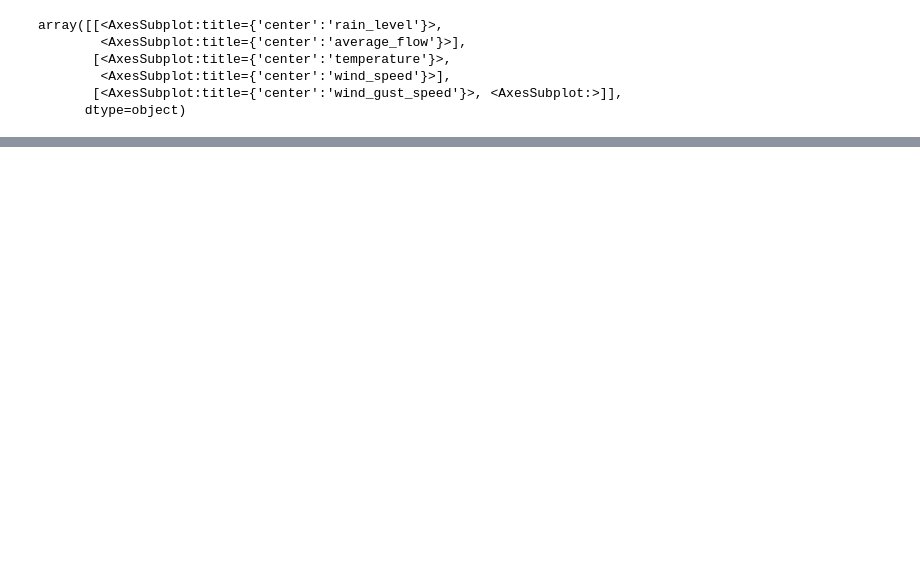
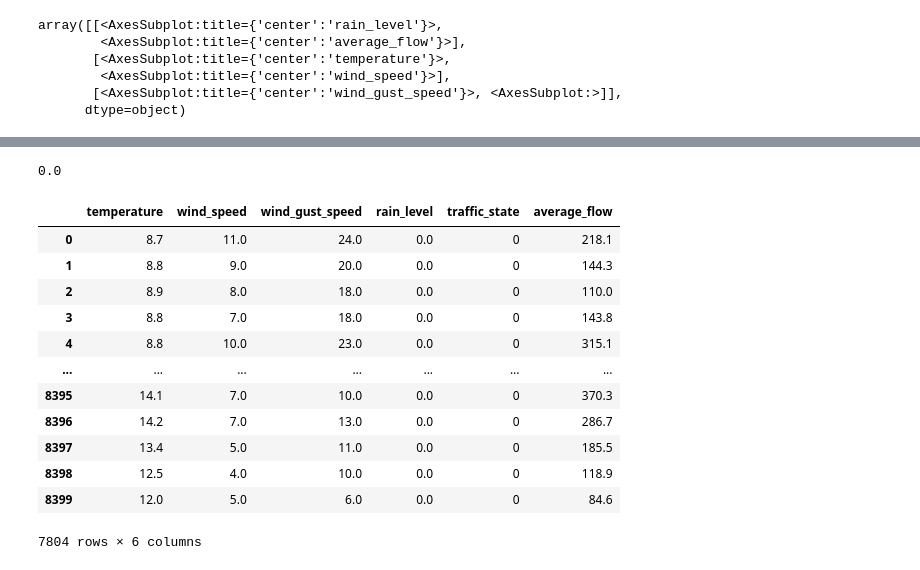
Before and after one commit to juanfe88/Projet_ML, a Jupyter notebook: projet_ml.ipynb, the cells around one changed output, grey strips where cells are left out. Saved outputs shown, nothing was run; the diff lists cells and outputs as text; code cells hidden in the pictures; blank space fills up the shorter version.

```diff
--- a/projet_ml.ipynb
+++ b/projet_ml.ipynb
@@ -37,10 +40,3 @@ array([[<AxesSubplot:title={'center':'rain_level'}>,
         <AxesSubplot:title={'center':'wind_speed'}>],
        [<AxesSubplot:title={'center':'wind_gust_speed'}>, <AxesSubplot:>]],
       dtype=object)
-# %%
-x_train.temperature.fillna('median',inplace=True)
-x_train.rain_level.fillna('median',inplace=True)
-x_train.average_flow.fillna('median',inplace=True)
-x_train.wind_speed.fillna('median',inplace=True)
-x_train.wind_gust_speed.fillna('median',inplace=True)
-x_train.traffic_state.fillna('mode',inplace=True)
@@ -49,0 +45,20 @@ x_train.traffic_state.fillna('mode',inplace=True)
+# %%
+x_train.temperature.fillna(method='ffill',inplace=True)
+x_train.rain_level.fillna(method='ffill',inplace=True)
+x_train.average_flow.fillna(method='ffill',inplace=True)
+x_train.wind_speed.fillna(method='ffill',inplace=True)
+x_train.wind_gust_speed.fillna(method='ffill',inplace=True)
+x_train.traffic_state.fillna(method='ffill',inplace=True)
+reps={'Available':4,'Charging':3,'Passive':2,'Offline':1,'Down':0}
+x_test.temperature.fillna(method='ffill',inplace=True)
+x_test.rain_level.fillna(method='ffill',inplace=True)
+x_test.average_flow.fillna(method='ffill',inplace=True)
+x_test.wind_speed.fillna(method='ffill',inplace=True)
+x_test.wind_gust_speed.fillna(method='ffill',inplace=True)
+x_test.traffic_state.fillna(method='ffill',inplace=True)
+
+# clean={i:reps for i in y_train.columns[1:]}
+# y_train.replace(clean,inplace=True)
+
+x_train.replace({'traffic_state':{'Fluid':0,"Busy":1,"Heavy":2}},inplace=True)
+x_test.replace({'traffic_state':{'Fluid':0,"Busy":1,"Heavy":2}},inplace=True)
@@ -49,0 +153,5 @@ x_train.traffic_state.fillna('mode',inplace=True)
+# %%
+from sklearn.metrics import accuracy_score
+accuracy_score(Y_val,y_hat)
+# %% [output]
+0.0
@@ -49,0 +162,16 @@ x_train.traffic_state.fillna('mode',inplace=True)
+# %%
+x_train
+# %% [output]
+|  | temperature | wind_speed | wind_gust_speed | rain_level | traffic_state | average_flow |
+| 0 | 8.7 | 11.0 | 24.0 | 0.0 | 0 | 218.1 |
+| 1 | 8.8 | 9.0 | 20.0 | 0.0 | 0 | 144.3 |
+| 2 | 8.9 | 8.0 | 18.0 | 0.0 | 0 | 110.0 |
+| 3 | 8.8 | 7.0 | 18.0 | 0.0 | 0 | 143.8 |
+| 4 | 8.8 | 10.0 | 23.0 | 0.0 | 0 | 315.1 |
+| ... | ... | ... | ... | ... | ... | ... |
+| 8395 | 14.1 | 7.0 | 10.0 | 0.0 | 0 | 370.3 |
+| 8396 | 14.2 | 7.0 | 13.0 | 0.0 | 0 | 286.7 |
+| 8397 | 13.4 | 5.0 | 11.0 | 0.0 | 0 | 185.5 |
+| 8398 | 12.5 | 4.0 | 10.0 | 0.0 | 0 | 118.9 |
+| 8399 | 12.0 | 5.0 | 6.0 | 0.0 | 0 | 84.6 |
+7804 rows × 6 columns
```
Also changed, not shown: parts of 18 cells of this notebook, 3 other files.
